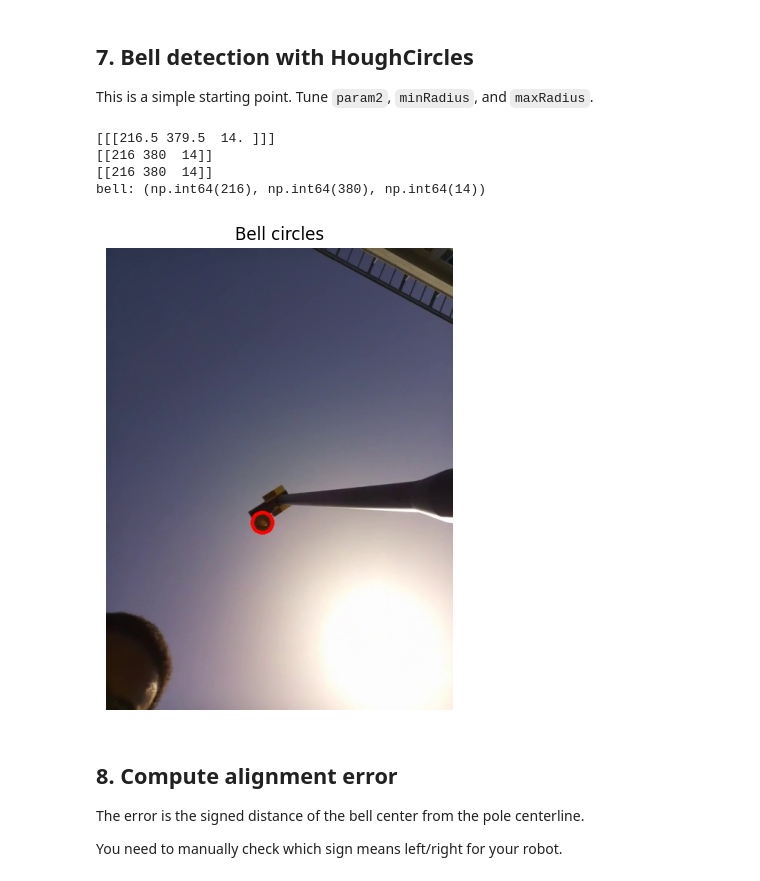
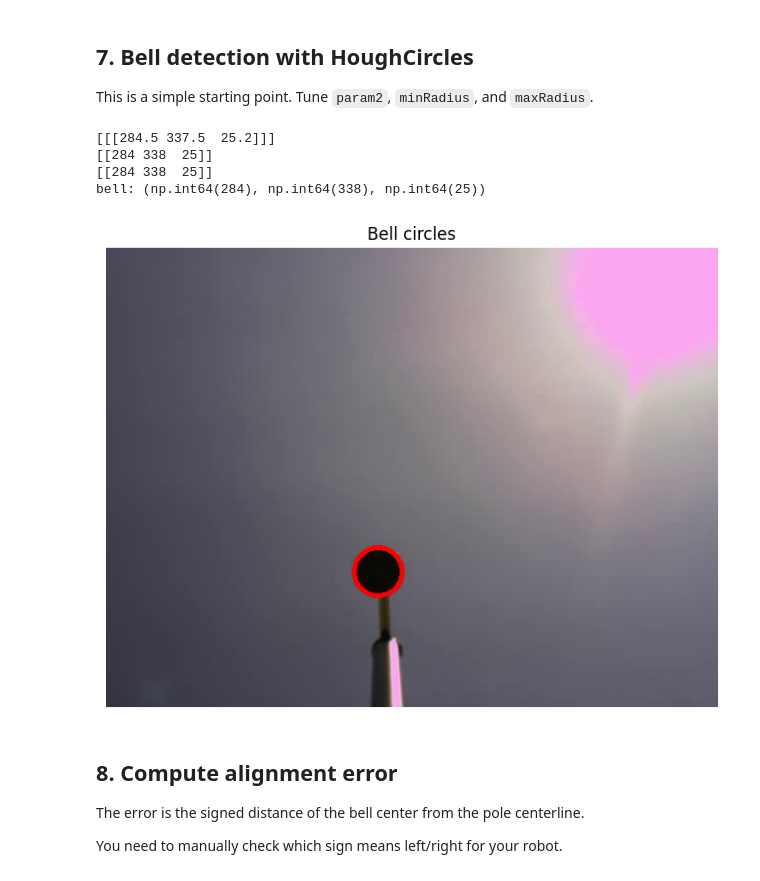
Before and after one commit to alhedai1/ME-Capstone-Team-4, a Jupyter notebook: src/capstone_robot/testing/pole_bell_detection_debug.ipynb, the cells around one changed output. Drawn from its saved outputs; the diff is of its cells as text; code cells hidden in the pictures.

```diff
--- a/src/capstone_robot/testing/pole_bell_detection_debug.ipynb
+++ b/src/capstone_robot/testing/pole_bell_detection_debug.ipynb
@@ -19,7 +19,7 @@ import matplotlib.pyplot as plt
 
 # Change this to your saved frame path
 
-IMG_PATH = "../data/extracted_frames/may15/bell1/frame_000165.jpg"
+IMG_PATH = "../data/extracted_frames/align/aligncenter/frame_000150.jpg"
 
 def show(img, title="", cmap=None, size=(8, 6)):
     plt.figure(figsize=size)
@@ -267,45 +266,45 @@ def detect_bell(frame):
         param1=300,
         param2=20,
         minRadius=10,
-        maxRadius=20
+        maxRadius=30
     )
 
     # circles = cv2.HoughCircles(blurred, cv2.HOUGH_GRADIENT, dp=1, minDist=20, param1=150, param2=20, minRadius=0, maxRadius=30)
 
     if circles is None:
         return None, []
     print(circles)
     circles = np.round(circles[0]).astype(int)
     print(circles)
 
     # Pick largest circle for now
     best = max(circles, key=lambda c: c[2])
     return tuple(best), circles
 
 
 bell, circles = detect_bell(frame)
 print(circles)
 
 vis = frame.copy()
 
 for x, y, r in circles:
     cv2.circle(vis, (x, y), r, (255, 0, 0), 1)
 
 if bell is not None:
     bx, by, br = bell
     cv2.circle(vis, (bx, by), br, (0, 0, 255), 3)
     # cv2.circle(vis, (bx, by), 3, (0, 0, 255), -1)
     print("bell:", bell)
 else:
     print("No bell detected")
 
 show(vis, "Bell circles")
 # %% [output]
-[[[216.5 379.5  14. ]]]
-[[216 380  14]]
-[[216 380  14]]
-bell: (np.int64(216), np.int64(380), np.int64(14))
+[[[284.5 337.5  25.2]]]
+[[284 338  25]]
+[[284 338  25]]
+bell: (np.int64(284), np.int64(338), np.int64(25))
-[figure, old version]
+[figure, new version]
 # %%
 # def orient_line_toward_bell(line, mask, bell_center):
 #     vx, vy, x0, y0 = line
```
Also changed, not shown: parts of 6 cells of this notebook, 4 other files.
